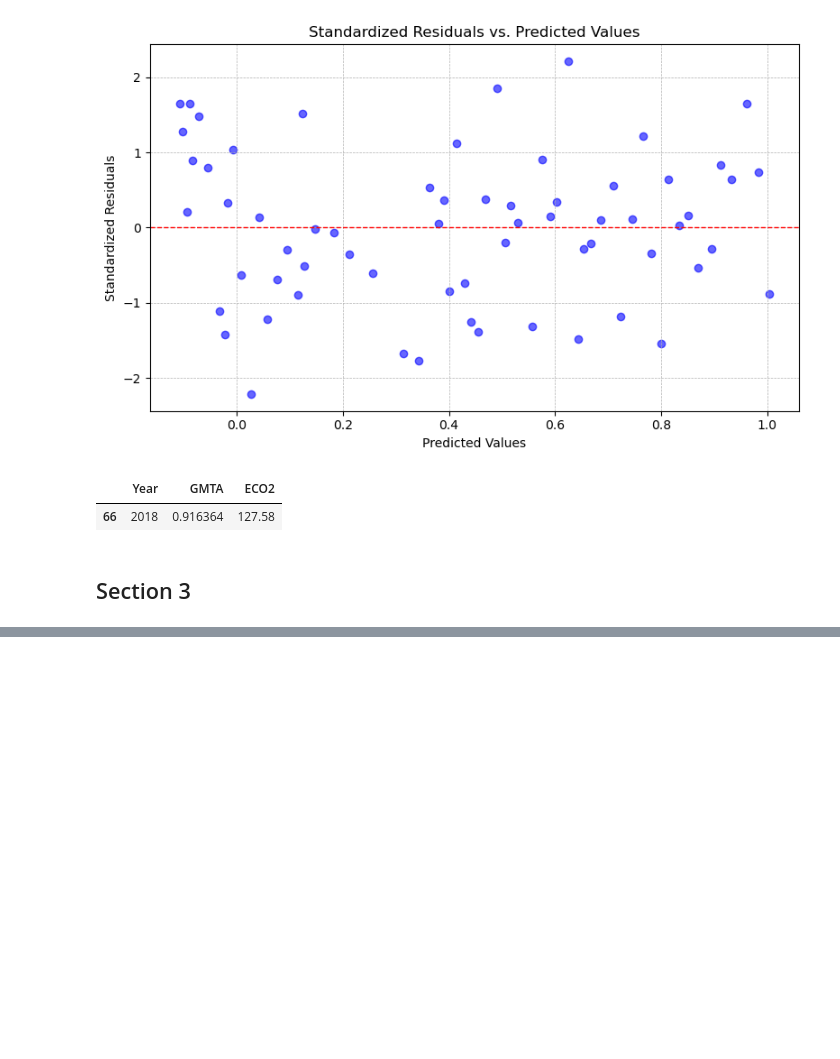
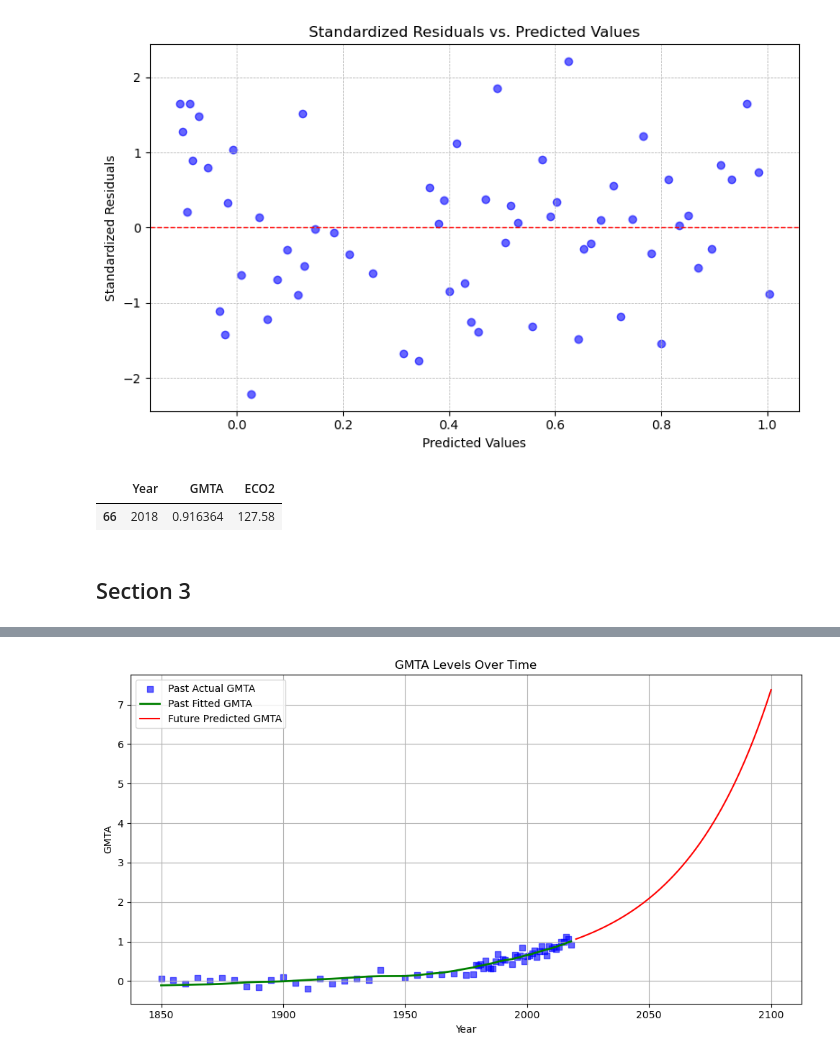
Before and after one commit to ririye01/math4334-MathModelingNotebooks, a Jupyter notebook: projects/p1/p1.ipynb, the cells around one changed output, grey strips where cells are left out. Saved outputs shown, nothing was run; the diff lists cells and outputs as text; code cells hidden in the pictures; blank space fills up the shorter version.

```diff
--- a/projects/p1/p1.ipynb
+++ b/projects/p1/p1.ipynb
@@ -296,0 +322,3 @@ df3[df3["Year"] == 2018]
+# %%
+def predict_gmta(eco2: float) -> float:
+    return m*eco2 + b
@@ -296,0 +336,6 @@ df3[df3["Year"] == 2018]
+# %%
+df4 = pd.DataFrame({
+    "year": [(2020+i) for i in range(2101-2020)],
+    "years_since_2020": [i for i in range(2101-2020)],
+    "eco2_predictions": ECO2_values,
+})
@@ -296,0 +351,5 @@ df3[df3["Year"] == 2018]
+# %%
+df4["gmta_predictions"] = df4["eco2_predictions"].apply(
+    predict_gmta
+)
+df4.head()
@@ -296,0 +400,35 @@ df3[df3["Year"] == 2018]
+# %%
+import matplotlib.pyplot as plt
+
+# Extracting years for plotting x-axis values
+years_past = df3["Year"]
+years_future = df4["year"]
+
+# Actual past GMTA values
+actual_gmta = df3["GMTA"]
+
+# Predicted past GMTA values using linear regression
+predicted_gmta_past = m * df3["ECO2"] + b
+
+# Predicted future GMTA values
+predicted_gmta_future = df4["gmta_predictions"]
+
+plt.figure(figsize=(10, 5.5))
+
+# Plotting data
+plt.scatter(years_past, actual_gmta, color='blue', marker='s', label='Past Actual GMTA', alpha=0.6)
+plt.plot(years_past, predicted_gmta_past, color='green', label='Past Fitted GMTA', lw=2)
+plt.plot(years_future, predicted_gmta_future, color='red', label='Future Predicted GMTA')
+
+# Labels, titles, and legend
+plt.xlabel('Year')
+plt.ylabel('GMTA')
+plt.title('GMTA Levels Over Time')
+plt.legend()
+
+plt.grid(True)
+plt.tight_layout()
+plt.savefig("plots/pred-gmta1.png")
+plt.show()
+# %% [output]
+[figure, added]
```
Also changed, not shown: parts of 12 cells of this notebook, 6 other files.
